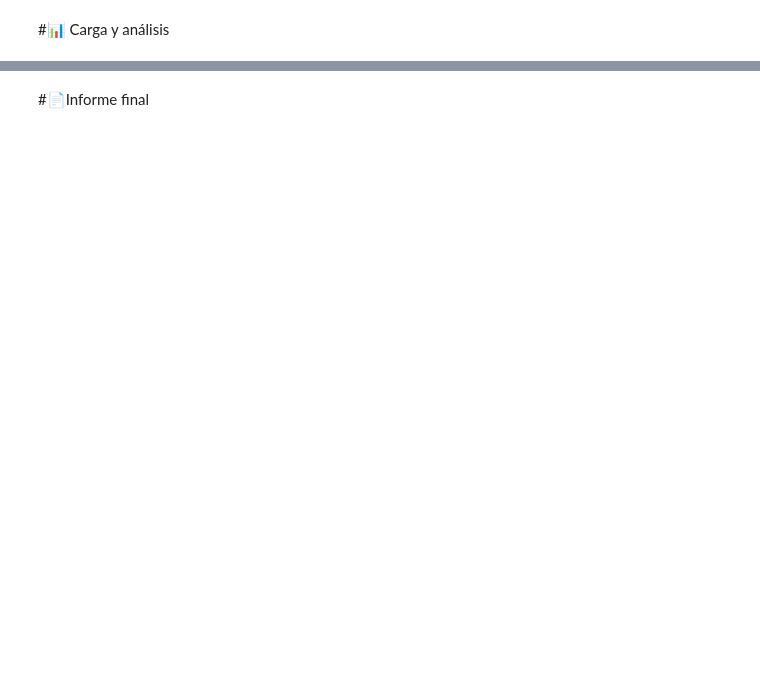
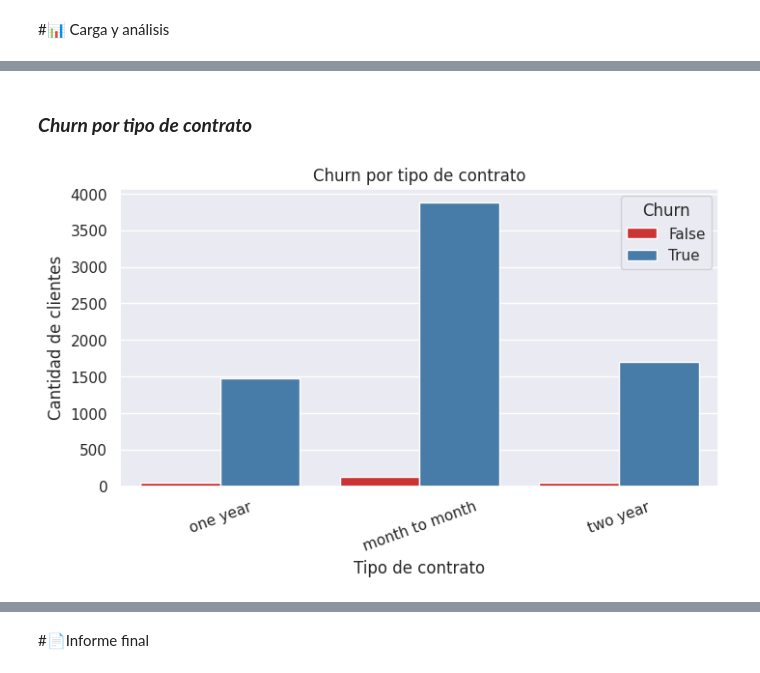
Before and after one commit to leriverah/Challenge-Telecom-X, a Jupyter notebook: TelecomX_LATAM.ipynb, the cells around one changed output, grey strips where cells are left out. Cells and saved outputs as stored; diff of their text form; code cells hidden in the pictures; blank space fills up the shorter version.

```diff
--- a/TelecomX_LATAM.ipynb
+++ b/TelecomX_LATAM.ipynb
@@ -115,0 +193,16 @@ memory usage: 234.3+ KB
+# %% [markdown]
+###  ***Churn por tipo de contrato***
+# %%
+datos_a['Churn'] = datos['Churn']
+
+fig, ax = plt.subplots(figsize=(8, 4))
+
+sns.countplot(x='Contract', hue='Churn', data=datos_a, palette='Set1', ax=ax)
+ax.set_title('Churn por tipo de contrato')
+ax.set_xlabel('Tipo de contrato')
+ax.set_ylabel('Cantidad de clientes')
+ax.legend(title='Churn')
+plt.setp(ax.get_xticklabels(), rotation=20)
+plt.show()
+# %% [output]
+[figure, added]
```
Also changed, not shown: parts of 17 cells of this notebook.
